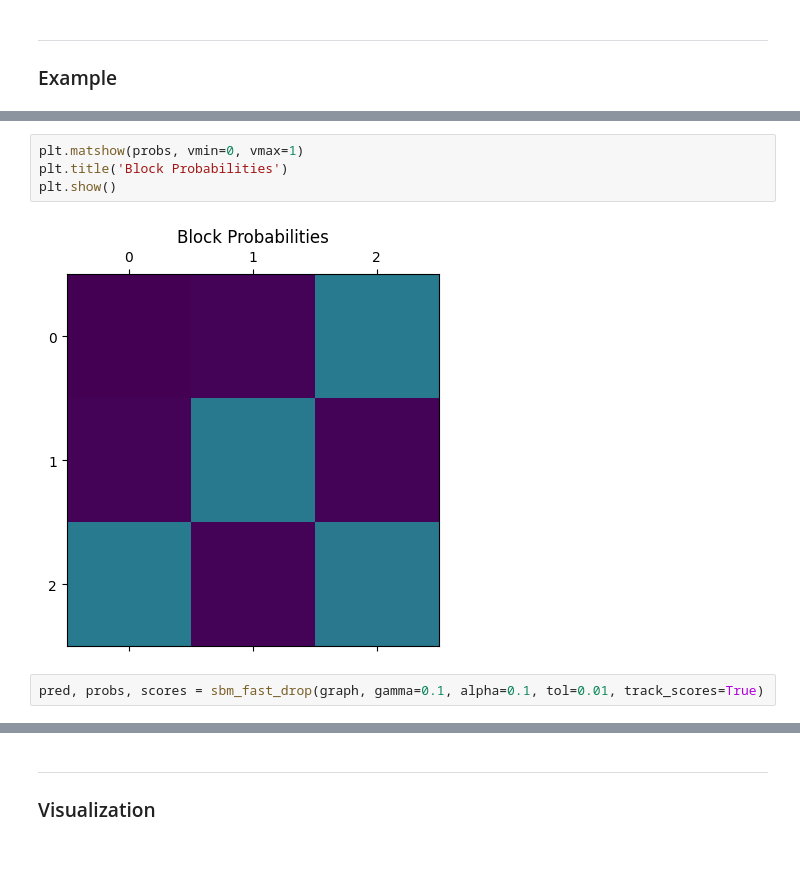
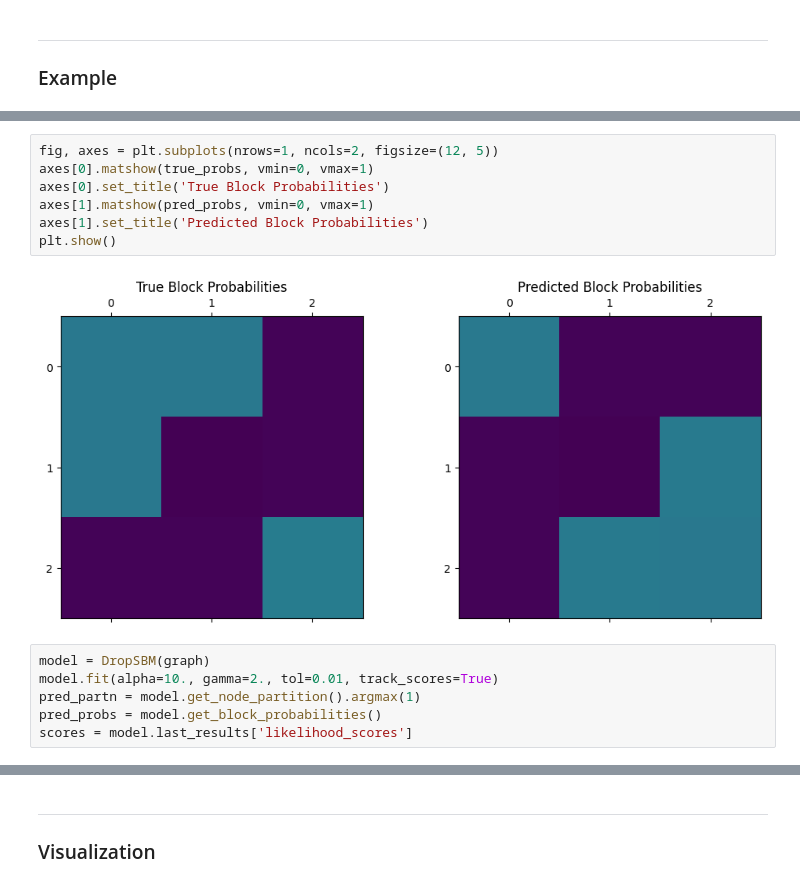
Before and after one commit to willarliss/IRLS-SBM, a Jupyter notebook: test.ipynb, the cells around one changed output, grey strips where cells are left out. Drawn from its saved outputs; the diff is of its cells as text; blank space fills up the shorter version.

```diff
--- a/test.ipynb
+++ b/test.ipynb
@@ -38,9 +42,16 @@ plt.show()
-# %%
-plt.matshow(probs, vmin=0, vmax=1)
-plt.title('Block Probabilities')
-plt.show()
-# %% [output]
-[figure, removed]
-# %%
-pred, probs, scores = sbm_fast_drop(graph, gamma=0.1, alpha=0.1, tol=0.01, track_scores=True)
+# %%
+fig, axes = plt.subplots(nrows=1, ncols=2, figsize=(12, 5))
+axes[0].matshow(true_probs, vmin=0, vmax=1)
+axes[0].set_title('True Block Probabilities')
+axes[1].matshow(pred_probs, vmin=0, vmax=1)
+axes[1].set_title('Predicted Block Probabilities')
+plt.show()
+# %% [output]
+[figure, added]
+# %%
+model = DropSBM(graph)
+model.fit(alpha=10., gamma=2., tol=0.01, track_scores=True)
+pred_partn = model.get_node_partition().argmax(1)
+pred_probs = model.get_block_probabilities()
+scores = model.last_results['likelihood_scores']
 # %%
```
Also changed, not shown: parts of 24 cells of this notebook, 1 other file.
